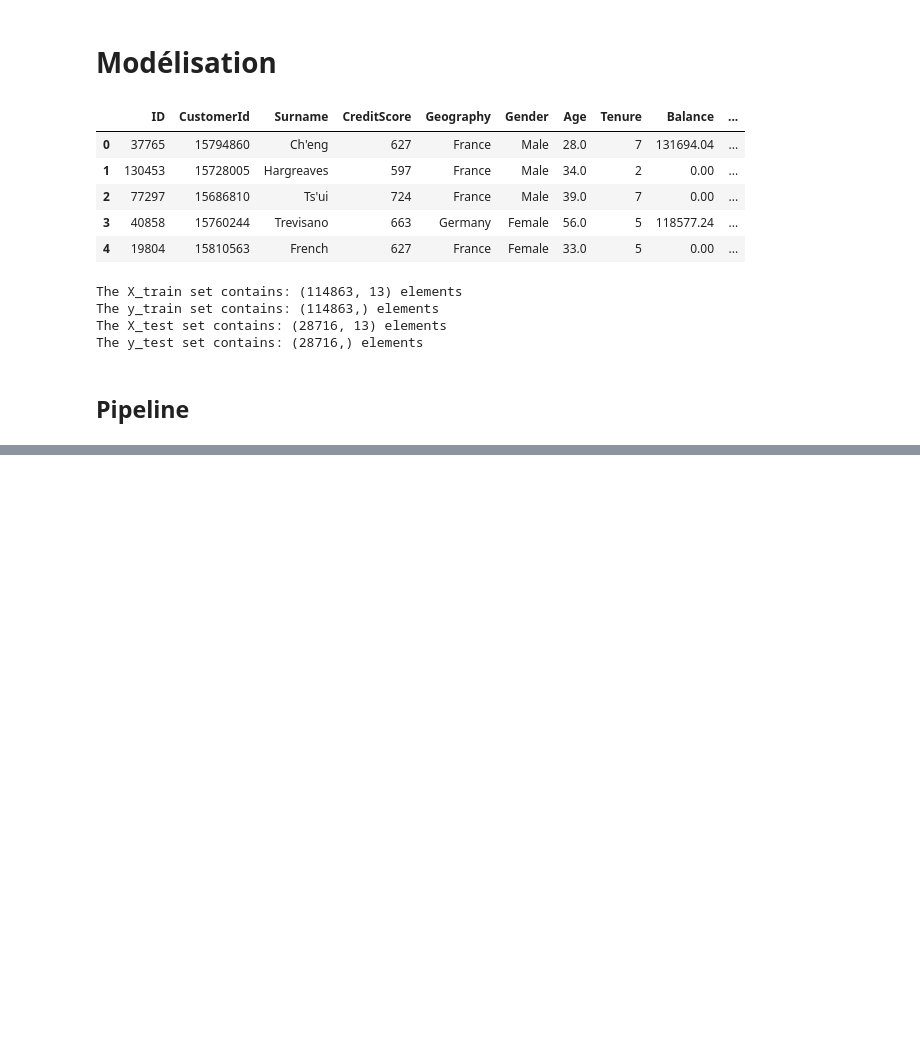
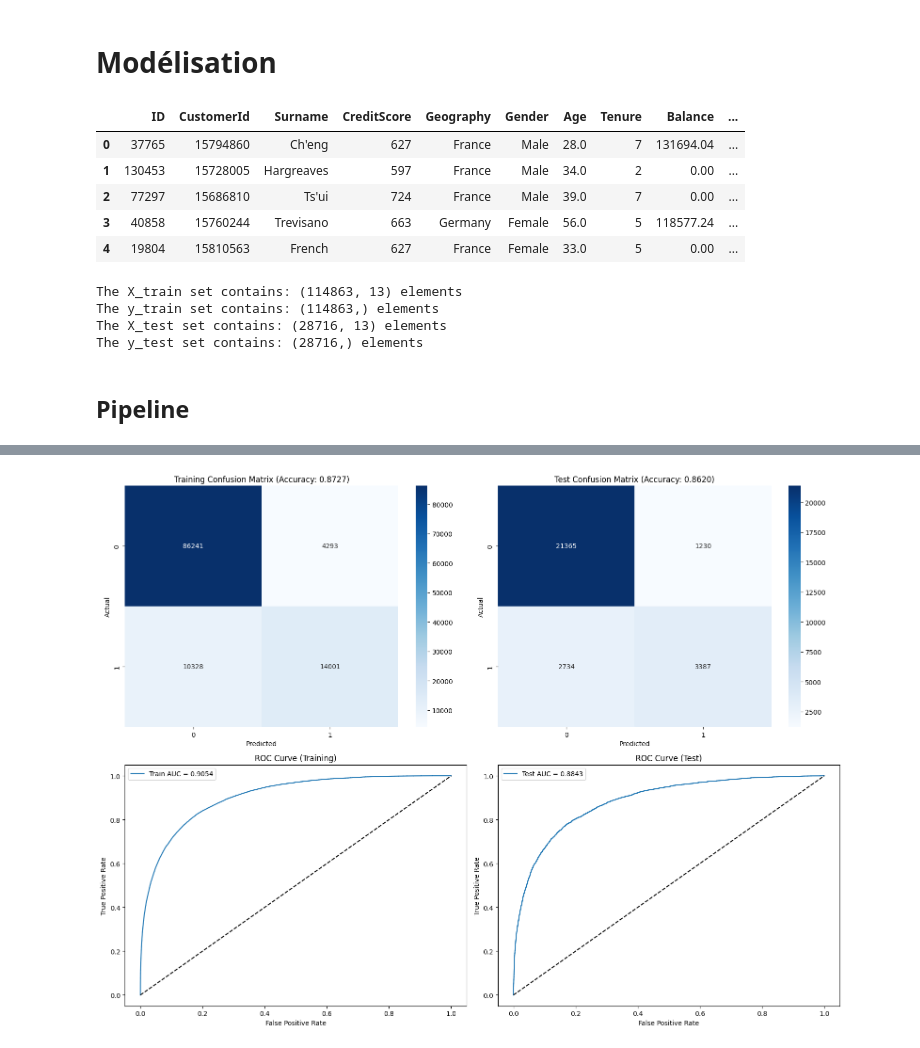
Before and after one commit to lbihin/mlpro-classification-bank-churn-2025, a Jupyter notebook: modelisation/modelisation.ipynb, the cells around one changed output, grey strips where cells are left out. Drawn from its saved outputs; the diff is of its cells as text; code cells hidden in the pictures; blank space fills up the shorter version.

```diff
--- a/modelisation/modelisation.ipynb
+++ b/modelisation/modelisation.ipynb
@@ -197,12 +260,12 @@ Pipeline(steps=[('preprocessor',
 from sklearn.model_selection import GridSearchCV
 
 
+
 param_grid = [
     {
-        "classifier__n_estimators": [200],
-        "preprocessor__categorical__encoder": [
-            OneHotEncoder(drop="first", sparse_output=False)
-        ],
+        # "polynomial_features__degree": [2],
+        # "feature_selection__k": [20],
+        "classifier__n_estimators": [1200],
     }
 ]
 
@@ -238,0 +388,60 @@ Test set score: 0.8629683799972141
+# %%
+from sklearn.metrics import confusion_matrix, classification_report, roc_curve, roc_auc_score
+import seaborn as sns
+import matplotlib.pyplot as plt
+
+# Get predictions for training and test sets
+y_train_pred = best_model.predict(X_train)
+y_test_pred = best_model.predict(X_test)
+
+# Get probabilities for ROC curve
+y_train_proba = best_model.predict_proba(X_train)[:, 1]
+y_test_proba = best_model.predict_proba(X_test)[:, 1]
+
+# Calculate AUC scores
+train_auc = roc_auc_score(y_train, y_train_proba)
+test_auc = roc_auc_score(y_test, y_test_proba)
+
+# Set up the figure with 2 rows and 2 columns
+fig, axes = plt.subplots(2, 2, figsize=(16, 12))
+
+# Plot confusion matrices
+sns.heatmap(confusion_matrix(y_train, y_train_pred), annot=True, fmt='d', cmap='Blues', ax=axes[0, 0])
+axes[0, 0].set_title(f'Training Confusion Matrix (Accuracy: {best_model.score(X_train, y_train):.4f})')
+axes[0, 0].set_xlabel('Predicted')
+axes[0, 0].set_ylabel('Actual')
+
+sns.heatmap(confusion_matrix(y_test, y_test_pred), annot=True, fmt='d', cmap='Blues', ax=axes[0, 1])
+axes[0, 1].set_title(f'Test Confusion Matrix (Accuracy: {test_score:.4f})')
+axes[0, 1].set_xlabel('Predicted')
+axes[0, 1].set_ylabel('Actual')
+
+# Plot ROC curves
+fpr_train, tpr_train, _ = roc_curve(y_train, y_train_proba)
+fpr_test, tpr_test, _ = roc_curve(y_test, y_test_proba)
+
+axes[1, 0].plot(fpr_train, tpr_train, label=f'Train AUC = {train_auc:.4f}')
+axes[1, 0].plot([0, 1], [0, 1], 'k--')
+axes[1, 0].set_xlabel('False Positive Rate')
+axes[1, 0].set_ylabel('True Positive Rate')
+axes[1, 0].set_title('ROC Curve (Training)')
+axes[1, 0].legend()
+
+axes[1, 1].plot(fpr_test, tpr_test, label=f'Test AUC = {test_auc:.4f}')
+axes[1, 1].plot([0, 1], [0, 1], 'k--')
+axes[1, 1].set_xlabel('False Positive Rate')
+axes[1, 1].set_ylabel('True Positive Rate')
+axes[1, 1].set_title('ROC Curve (Test)')
+axes[1, 1].legend()
+
+plt.tight_layout()
+plt.show()
+
+# Print classification reports
+print("Classification Report (Training):")
+print(classification_report(y_train, y_train_pred))
+
+print("\nClassification Report (Test):")
+print(classification_report(y_test, y_test_pred))
+# %% [output]
+[figure, added]
```
Also changed, not shown: parts of 12 cells of this notebook.
